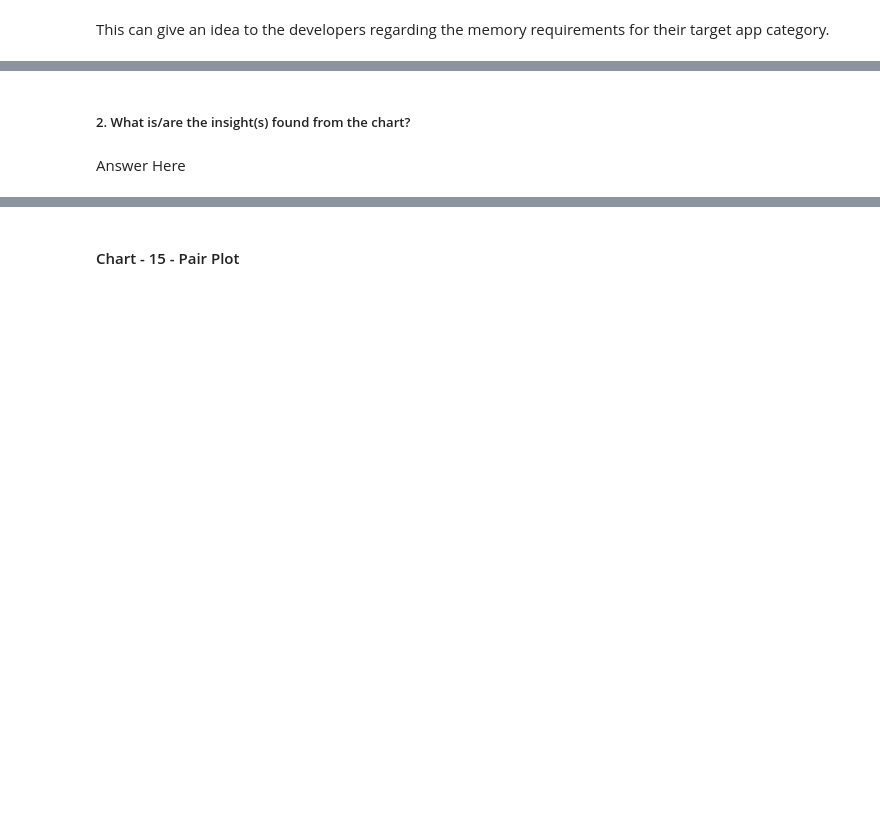
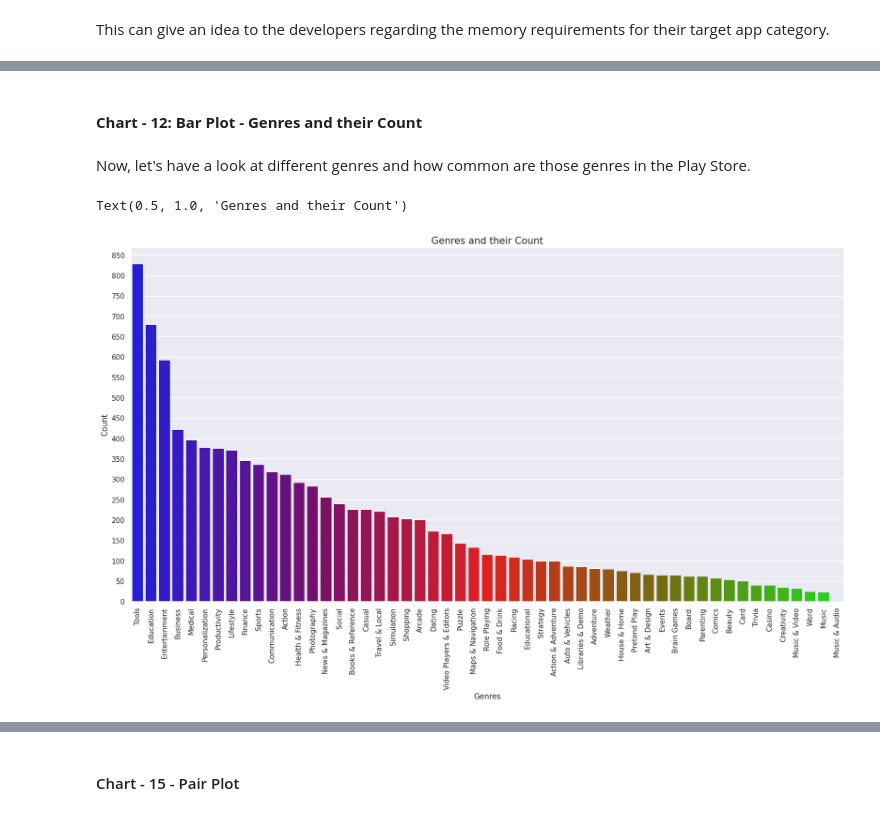
Before and after one commit to dipankarsahu1000/Play-Store-App-Review-Analysis, a Jupyter notebook: Play_Store_App_Review_Analysis.ipynb, the cells around one changed output, grey strips where cells are left out. Cells and saved outputs as stored; diff of their text form; code cells hidden in the pictures; blank space fills up the shorter version.

```diff
--- a/Play_Store_App_Review_Analysis.ipynb
+++ b/Play_Store_App_Review_Analysis.ipynb
@@ -1341,4 +1270,30 @@ Answer Here.
-# %% [markdown]
-##### 2. What is/are the insight(s) found from the chart?
-# %% [markdown]
-Answer Here
+# %% [markdown]
+#### **Chart - 12: Bar Plot - Genres and their Count**
+# %% [markdown]
+Now, let's have a look at different genres and how common are those genres in the Play Store.
+# %%
+# Creating a list to store all the Genres:
+genre_list = []
+
+for index, row in ps_df.iterrows():
+  for element in row['Genres']:
+    genre_list.append(element)
+
+# Creating a dictionary to store all the genres and their count:
+genre_count_dict = {}
+for element in set(genre_list):
+  genre_count_dict[element] = genre_list.count(element)
+
+# Coverting that dictionary to a dataframe:
+genre_count_df = pd.DataFrame(pd.Series(genre_count_dict)).reset_index()
+genre_count_df.columns = ['Genres', 'Count']
+genre_count_df = genre_count_df.sort_values(by = 'Count', ascending = False).reset_index(drop = True)
+# %%
+sns.set(rc={"figure.figsize":(20, 10)})
+sns.barplot(data = genre_count_df, x = 'Genres', y = 'Count', palette = 'brg', linewidth = 0)
+plt.xticks(rotation = 90)
+plt.yticks(range(0, 900, 50))
+plt.title('Genres and their Count', fontsize = 15)
+# %% [output]
+Text(0.5, 1.0, 'Genres and their Count')
+[figure, added]
```
Also changed, not shown: parts of 63 cells of this notebook.
